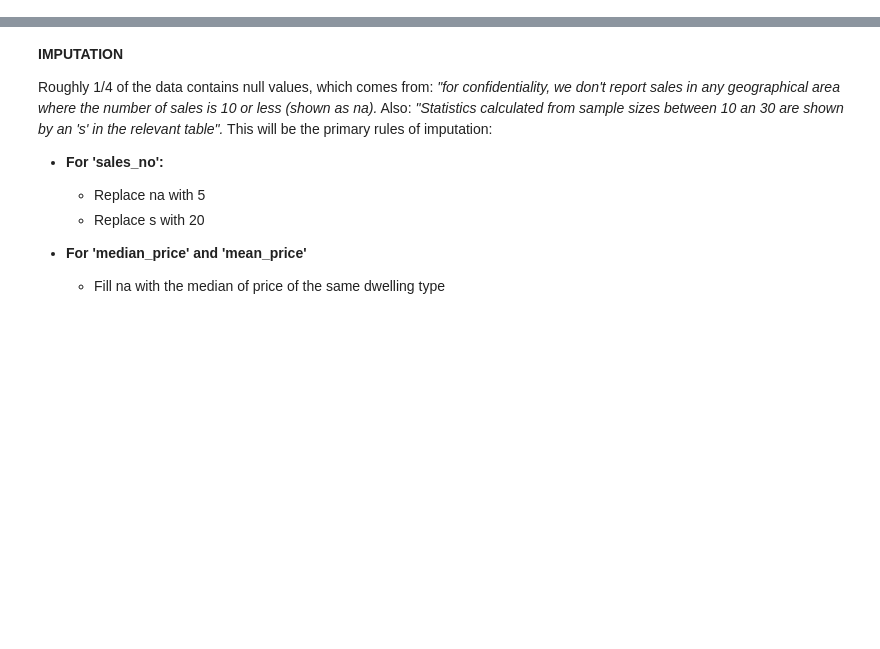
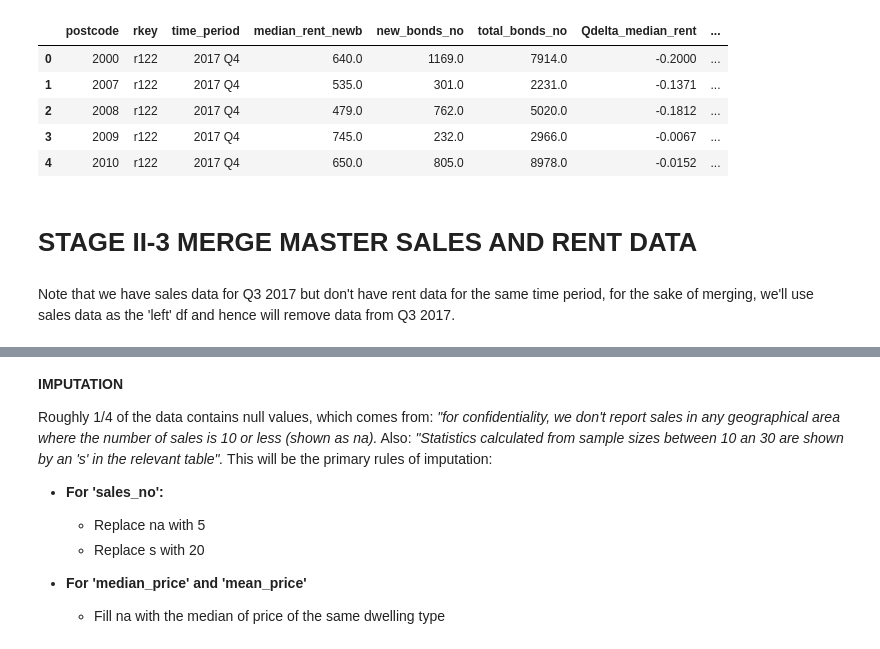
Before and after one commit to walthersy/NSW-house-price, a Jupyter notebook: Data Cleaning Process.ipynb, the cells around one changed output, grey strips where cells are left out. Drawn from its saved outputs; the diff is of its cells as text; code cells hidden in the pictures; blank space fills up the shorter version.

```diff
--- a/Data Cleaning Process.ipynb
+++ b/Data Cleaning Process.ipynb
@@ -3,0 +88,12 @@ import numpy as np
+# %%
+# Read rent 2017-2018
+rent17_18 = "Files/rent_2017_2018"
+rent17_18 = pd.read_csv(rent17_18)
+
+# Read rent 2019-2021
+rent19_21 = "Files/rent_2019_2021"
+rent19_21 = pd.read_csv(rent19_21)
+
+# Concat both rent files
+rent_full = pd.concat([rent17_18, rent19_21])
+rent_full.head()
@@ -3,0 +182,19 @@ import numpy as np
+# %%
+# Update column name of 'key'
+rent_full = rent_full.rename(columns={'key':'rkey'})
+
+
+# Change columns order
+cols = ['postcode', 'rkey', 'time_period', 'median_rent_newb', 'new_bonds_no', 'total_bonds_no',
+       'Qdelta_median_rent', 'Qdelta_new_bonds', 'Adelta_median_rent',
+       'Adelta_new_bonds']
+rent_full = rent_full[cols]
+
+rent_full.head()
+# %% [output]
+|  | postcode | rkey | time_period | median_rent_newb | new_bonds_no | total_bonds_no | Qdelta_median_rent | ... |
+| 0 | 2000 | r122 | 2017 Q4 | 640.0 | 1169.0 | 7914.0 | -0.2000 | ... |
+| 1 | 2007 | r122 | 2017 Q4 | 535.0 | 301.0 | 2231.0 | -0.1371 | ... |
+| 2 | 2008 | r122 | 2017 Q4 | 479.0 | 762.0 | 5020.0 | -0.1812 | ... |
+| 3 | 2009 | r122 | 2017 Q4 | 745.0 | 232.0 | 2966.0 | -0.0067 | ... |
+| 4 | 2010 | r122 | 2017 Q4 | 650.0 | 805.0 | 8978.0 | -0.0152 | ... |
@@ -3,0 +204,4 @@ import numpy as np
+# %% [markdown]
+# STAGE II-3 MERGE MASTER SALES AND RENT DATA
+# %% [markdown]
+Note that we have sales data for Q3 2017 but don't have rent data for the same time period, for the sake of merging, we'll use sales data as the 'left' df and hence will remove data from Q3 2017.
```
Also changed, not shown: parts of 44 cells of this notebook, 4 other files.
